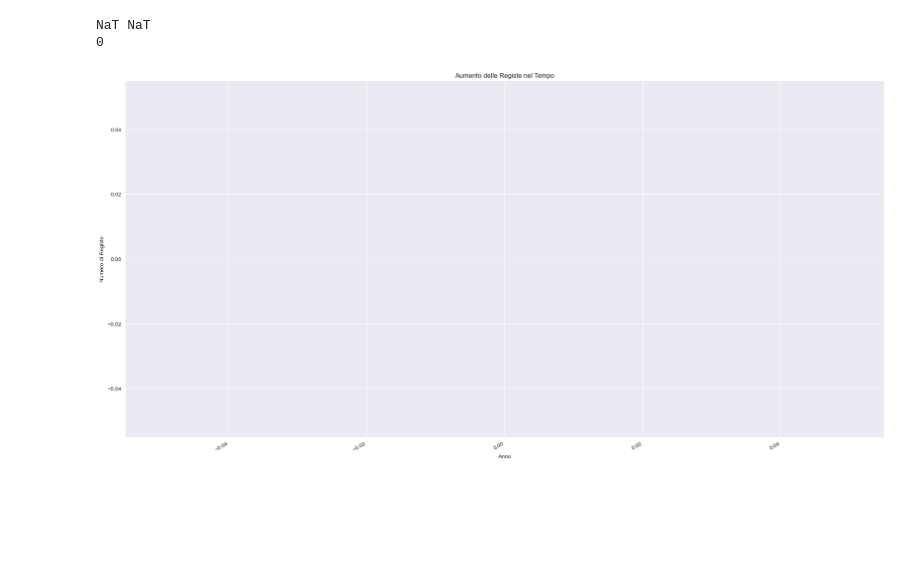
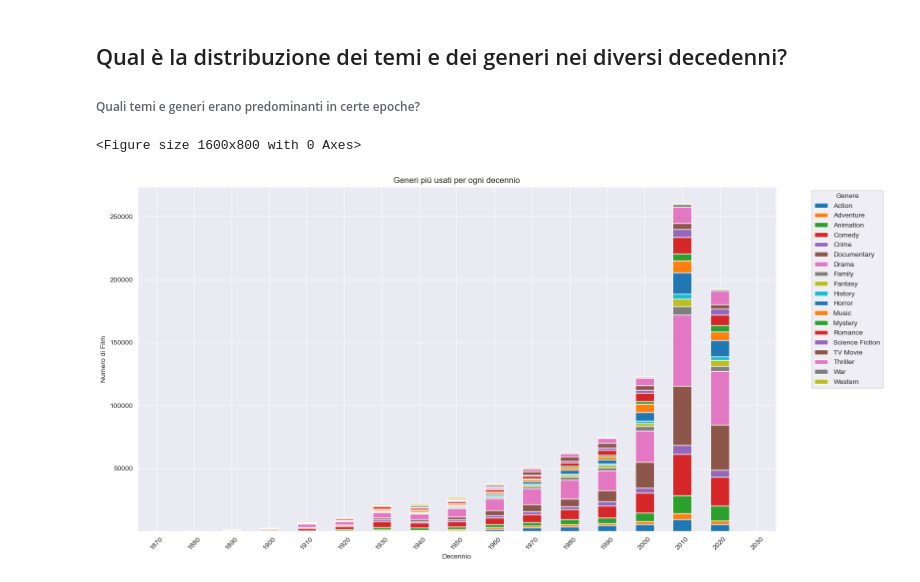
Before and after one commit to DavideGiordano77/MainDirectory, a Jupyter notebook: Solutions/data_visualization.ipynb, the cells around one changed output. Drawn from its saved outputs; the diff is of its cells as text; code cells hidden in the pictures; blank space fills up the shorter version.

Commit message:
cambio tema, bozza primo grafico

```diff
--- a/Solutions/data_visualization.ipynb
+++ b/Solutions/data_visualization.ipynb
@@ -78,37 +28,27 @@ plt.show()
-# %%
-# Assicurati che la colonna 'date' sia in formato datetime (se non lo è già)
-movies['date'] = pd.to_datetime(movies['date'], errors='coerce')
-
-
-# Filtriamo per le registe femmine
-female_directors = crew[(crew["role"] == "director") & (crew["name"].apply(is_female))]
-
-# Uniamo il dataframe delle registe con i film per ottenere gli anni
-female_directors_with_year = female_directors.merge(movies[['id', 'date']], on='id', how='left')
-
-# Rimuoviamo righe con valori nulli nell'anno dopo la merge
-female_directors_with_year = female_directors_with_year.dropna(subset=['date'])
-
-# Raggruppiamo per anno e contiamo il numero di registe per ogni anno
-female_directors_by_year = female_directors_with_year.groupby("date")["name"].nunique()
-
-# Verifica il range degli anni
-print(female_directors_with_year['date'].min(), female_directors_with_year['date'].max())
-
-# Verifica quanti valori mancanti ci sono nella colonna 'year'
-print(female_directors_with_year['date'].isnull().sum())
-
-
-# Creiamo un grafico a linee per il numero di registe nel tempo
-plt.figure(figsize=(20, 10))
-female_directors_by_year.plot(kind="line", marker='o', color='pink')
-plt.title("Aumento delle Registe nel Tempo")
-plt.xlabel("Anno")
-plt.ylabel("Numero di Registe")
-plt.grid(True)
-plt.tight_layout()
-plt.show()
-# %% [output]
-NaT NaT
-0
-[figure, removed]
+# %% [markdown]
+## Qual è la distribuzione dei temi e dei generi nei diversi decedenni?
+
+###### Quali temi e generi erano predominanti in certe epoche?
+# %%
+# Creiamo una colonna 'decade' raggruppando gli anni per decennio
+movies['decade'] = (movies['date'] // 10) * 10
+
+# Uniamo i dati dei generi con i film
+genre_decade = pd.merge(movies, genres, left_on='id', right_on='id', how='inner')
+
+# Conta i generi per decennio
+decade_genre_count = genre_decade.groupby(['decade', 'genre']).size().unstack(fill_value=0)
+
+# Grafico dei generi per decennio con barre verticali
+plt.figure(figsize=(16, 8))
+decade_genre_count.plot(kind='bar', stacked=True, figsize=(16, 8), legend=True)
+plt.title('Generi più usati per ogni decennio')
+plt.xlabel('Decennio')
+plt.ylabel('Numero di Film')
+plt.xticks(rotation=45)  # Ruotiamo leggermente le etichette dei decenni per leggibilità
+plt.legend(title='Genere', bbox_to_anchor=(1.05, 1), loc='upper left')  # Legenda fuori dal grafico
+plt.tight_layout()
+plt.show()
+# %% [output]
+<Figure size 1600x800 with 0 Axes>
+[figure, added]
```
Also changed, not shown: parts of 9 cells of this notebook, 4 other files.
